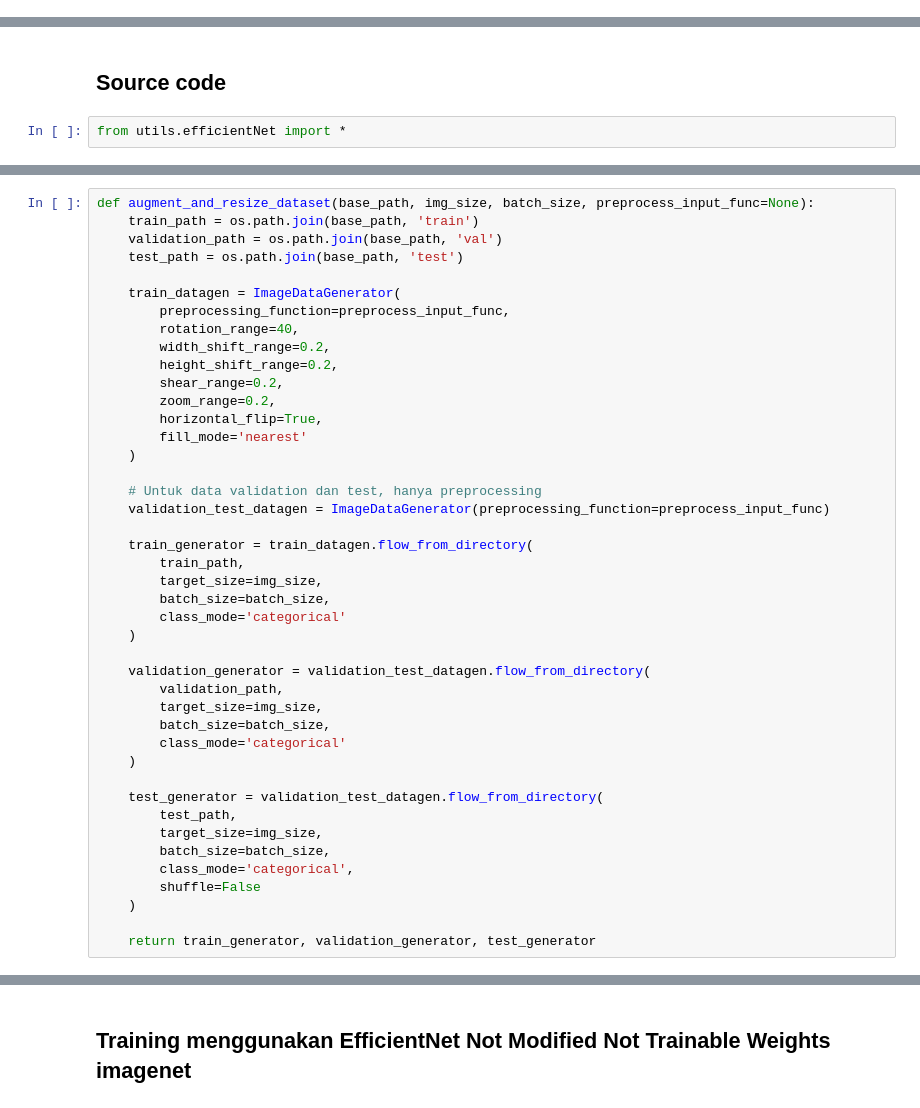
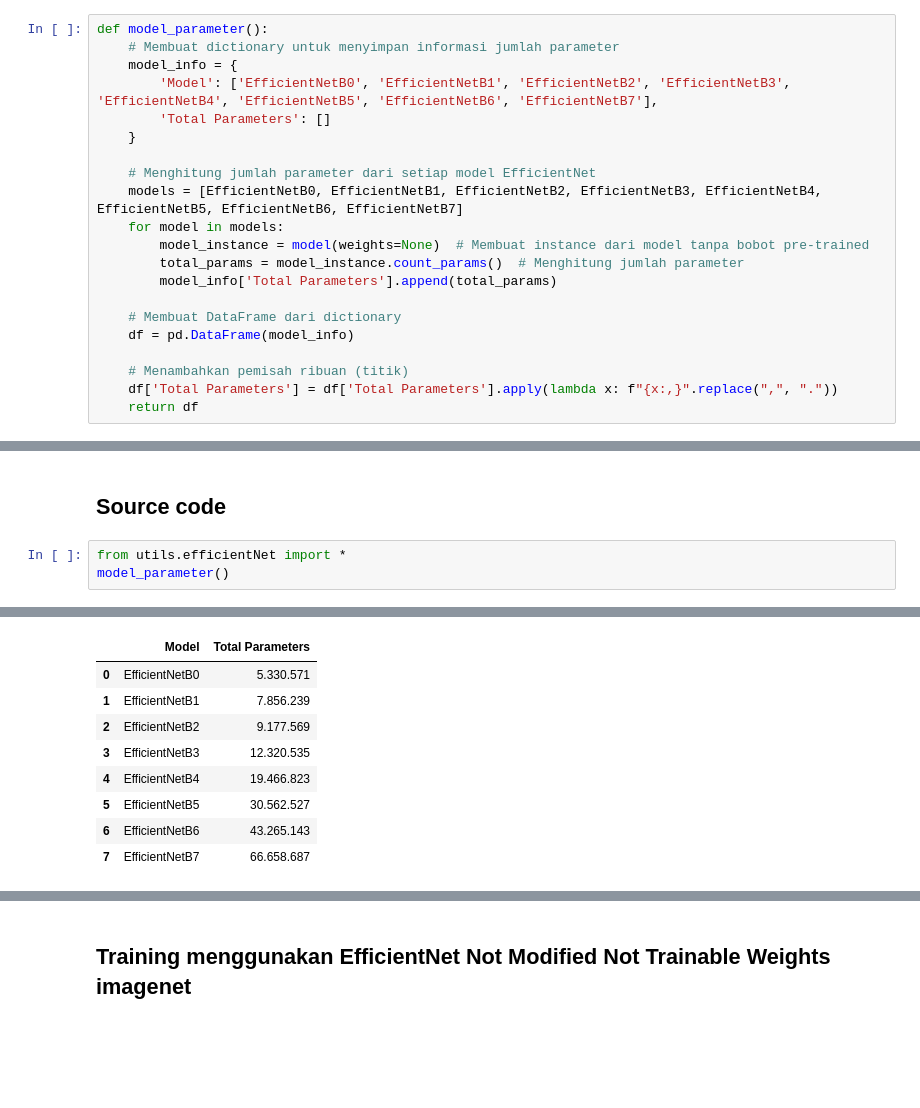
Before and after one commit to AbiyaMakruf/TelU-Tubes-TugasAkhir-KlasifikasiPenyakitTanamanApel, a Jupyter notebook: modifikasi.ipynb, the cells around one changed output, grey strips where cells are left out. Cells and saved outputs as stored; diff of their text form; blank space fills up the shorter version.

```diff
--- a/modifikasi.ipynb
+++ b/modifikasi.ipynb
@@ -42,5 +57,26 @@ PhysicalDevice(name='/physical_device:GPU:0', device_type='GPU')
 # %% [markdown]
 # Define Fungsi
+# %%
+def model_parameter():
+    # Membuat dictionary untuk menyimpan informasi jumlah parameter
+    model_info = {
+        'Model': ['EfficientNetB0', 'EfficientNetB1', 'EfficientNetB2', 'EfficientNetB3', 'EfficientNetB4', 'EfficientNetB5', 'EfficientNetB6', 'EfficientNetB7'],
+        'Total Parameters': []
+    }
+
+    # Menghitung jumlah parameter dari setiap model EfficientNet
+    models = [EfficientNetB0, EfficientNetB1, EfficientNetB2, EfficientNetB3, EfficientNetB4, EfficientNetB5, EfficientNetB6, EfficientNetB7]
+    for model in models:
+        model_instance = model(weights=None)  # Membuat instance dari model tanpa bobot pre-trained
+        total_params = model_instance.count_params()  # Menghitung jumlah parameter
+        model_info['Total Parameters'].append(total_params)
+
+    # Membuat DataFrame dari dictionary
+    df = pd.DataFrame(model_info)
+
+    # Menambahkan pemisah ribuan (titik)
+    df['Total Parameters'] = df['Total Parameters'].apply(lambda x: f"{x:,}".replace(",", "."))
+    return df
 # %%
 def augment_and_resize_dataset(base_path, img_size, batch_size, preprocess_input_func=None):
     train_path = os.path.join(base_path, 'train')
@@ -328,4 +369,5 @@ GPU_NAME = "A100 40GB"
 ## Source code
 # %%
 from utils.efficientNet import *
+model_parameter()
 # %% [output]
@@ -338,43 +388,9 @@ To enable the following instructions: AVX2 FMA, in other operations, rebuild Ten
+|  | Model | Total Parameters |
+| 0 | EfficientNetB0 | 5.330.571 |
+| 1 | EfficientNetB1 | 7.856.239 |
+| 2 | EfficientNetB2 | 9.177.569 |
+| 3 | EfficientNetB3 | 12.320.535 |
+| 4 | EfficientNetB4 | 19.466.823 |
+| 5 | EfficientNetB5 | 30.562.527 |
+| 6 | EfficientNetB6 | 43.265.143 |
+| 7 | EfficientNetB7 | 66.658.687 |
-# %%
-def augment_and_resize_dataset(base_path, img_size, batch_size, preprocess_input_func=None):
-    train_path = os.path.join(base_path, 'train')
-    validation_path = os.path.join(base_path, 'val')
-    test_path = os.path.join(base_path, 'test')
-
-    train_datagen = ImageDataGenerator(
-        preprocessing_function=preprocess_input_func,
-        rotation_range=40,
-        width_shift_range=0.2,
-        height_shift_range=0.2,
-        shear_range=0.2,
-        zoom_range=0.2,
-        horizontal_flip=True,
-        fill_mode='nearest'
-    )
-
-    # Untuk data validation dan test, hanya preprocessing
-    validation_test_datagen = ImageDataGenerator(preprocessing_function=preprocess_input_func)
-
-    train_generator = train_datagen.flow_from_directory(
-        train_path,
-        target_size=img_size,
-        batch_size=batch_size,
-        class_mode='categorical'
-    )
-
-    validation_generator = validation_test_datagen.flow_from_directory(
-        validation_path,
-        target_size=img_size,
-        batch_size=batch_size,
-        class_mode='categorical'
-    )
-
-    test_generator = validation_test_datagen.flow_from_directory(
-        test_path,
-        target_size=img_size,
-        batch_size=batch_size,
-        class_mode='categorical',
-        shuffle=False
-    )
-
-    return train_generator, validation_generator, test_generator
```
Also changed, not shown: parts of 47 cells of this notebook, 2 other files.
